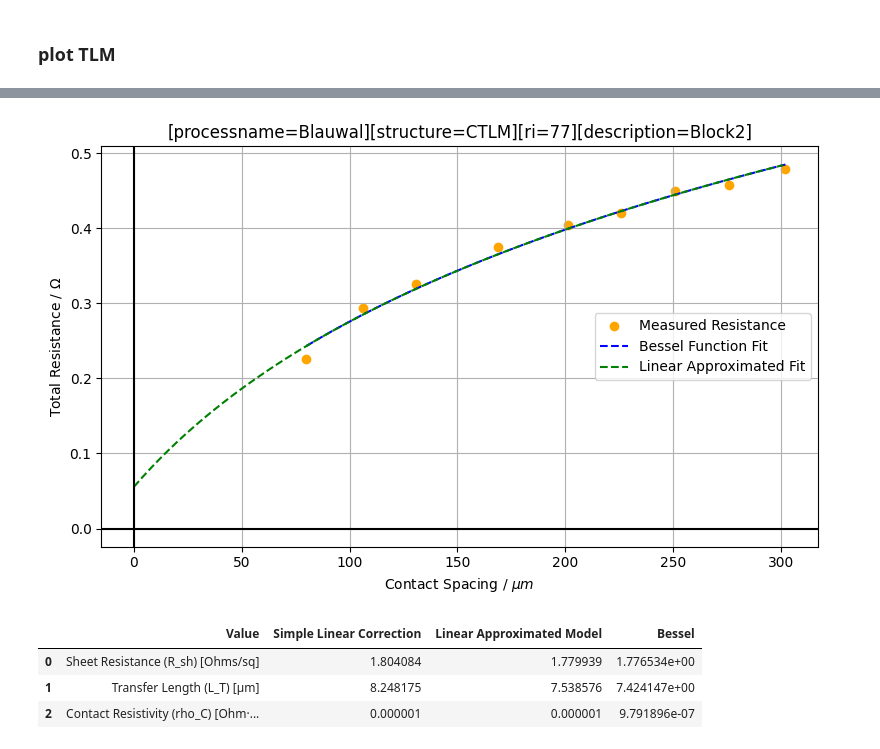
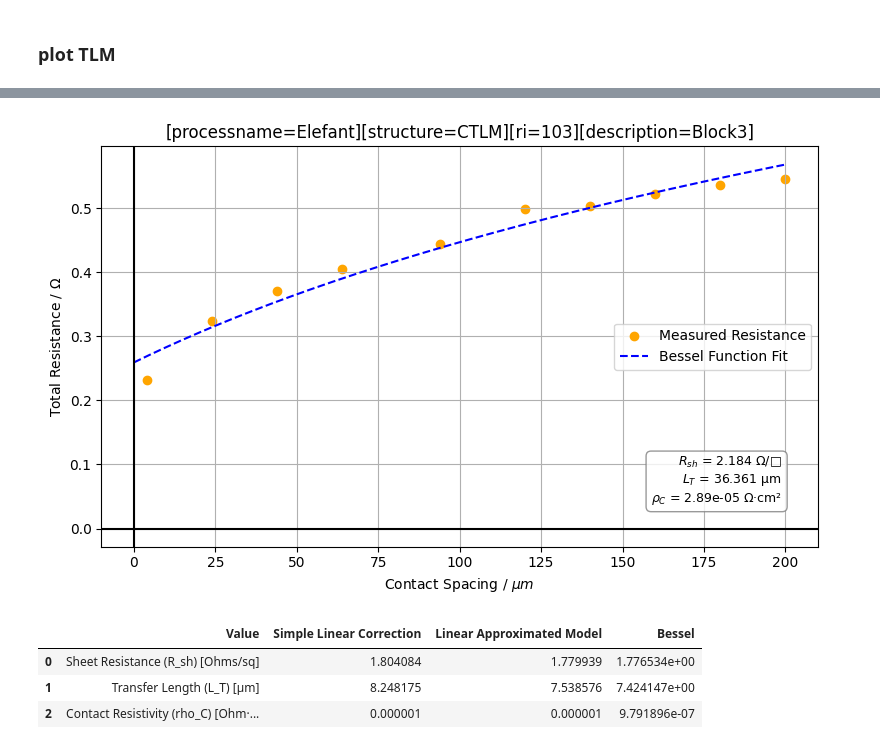
Before and after one commit to XXLutz13/Master_data, a Jupyter notebook: cTLM.ipynb, the cells around one changed output, grey strips where cells are left out. Saved outputs shown, nothing was run; the diff lists cells and outputs as text; code cells hidden in the pictures.

```diff
--- a/cTLM.ipynb
+++ b/cTLM.ipynb
@@ -17,13 +17,13 @@ from ipyfilechooser import FileChooser
 # %% [markdown]
 ### read files
 # %%
-# folder_path = r"C:\Uni\Master\Data\TLM\SiC-72"
-# folder_path = r"H:\VS_code\CTLM Messdaten\[processname=Blauwal][structure=CTLM][ri=77][description=Block2]"
-folder_path = r"Data\CTLM Messdaten\[processname=Blauwal][structure=CTLM][ri=77][description=Block2]"
+# folder_path = r"Data\CTLM Messdaten\[processname=Blauwal][structure=CTLM][ri=103][description=Block1]"
+folder_path = r"Data\CTLM Messdaten\[processname=Elefant][structure=CTLM][ri=103][description=Block3]"
 
-r_inner = 77  # in µm
+r_inner = 103  # in µm
 
 name = os.path.basename(folder_path)
+print(name)
 
 list_of_measurements = {}
 for file in os.listdir(folder_path):
@@ -285,36 +305,52 @@ def fit_bessel_model(distances, r_inner, R_list, Rsh, L_T):
     rho_c = Rsh_fit * (Lt_fit**2) * 1e-8  # 1e-8 to convert from ohm·μm² to ohm·cm²
 
     return Rsh_fit, Lt_fit, rho_c
 
 r_inner_array = np.full_like(distances, r_inner)
 Rsh_fit, Lt_fit, rho_c_fit = fit_bessel_model(distances=distances, r_inner=r_inner_array, R_list=R_list, Rsh=R_sh_linear, L_T=L_T_linear)
 
-distances_smooth = np.linspace(min(distances), max(distances), 200)
+distances_smooth = np.linspace(0, max(distances), 300) # min(distances)
 ri_smooth = np.full_like(distances_smooth, r_inner)
 Rt_fit_curve = ctlm_bessel_model((distances_smooth, ri_smooth), Rsh_fit, Lt_fit)
 
 
 plt.figure(figsize=(8, 5))
 
 plt.scatter(distances, R_list, color='orange', marker='o', label='Measured Resistance')
 plt.plot(distances_smooth, Rt_fit_curve, color='blue', linestyle='--', label='Bessel Function Fit')
 
 d_fit, R_fit, R_sh_linFit, L_T_linFit, rho_C_linFit, R_intercept = fit_linear_approximation(distances, np.array(R_list), r_inner)
-plt.plot(d_fit, R_fit, color='green', linestyle='--', label='Linear Approximated Fit')
+# plt.plot(d_fit, R_fit, color='green', linestyle='--', label='Linear Approximated Fit')
+
+tlm_text = (
+    f"$R_{{sh}}$ = {Rsh_fit:.3f} Ω/□\n"
+    f"$L_T$ = {Lt_fit:.3f} µm\n"
+    f"$\\rho_C$ = {rho_c_fit:.2e} Ω·cm²"
+)
+
+plt.gca().text(
+    0.95, 0.1, tlm_text,
+    fontsize=9,
+    transform=plt.gca().transAxes,
+    verticalalignment='bottom',
+    horizontalalignment='right',
+    bbox=dict(boxstyle='round,pad=0.4', facecolor='white', alpha=0.8, edgecolor='gray')
+)
 
 plt.axhline(0, color='black', linewidth=1.5)
 plt.axvline(0, color='black', linewidth=1.5)
 
 plt.title(name)
 plt.xlabel("Contact Spacing / $\\mu m$")
 plt.ylabel("Total Resistance / $\\Omega$")
 plt.legend()
 plt.tight_layout()
 # plt.xlim(0, max(list_of_measurements.keys())+20)
 plt.grid(True)
+# plt.savefig(f'Output/{name}_bessel.png')
 plt.show()
 # %% [output]
-[figure, old version]
+[figure, new version]
 # %%
 # compare results from all models:
 results_df = pd.DataFrame(columns=['Value', 'Simple Linear Correction', 'Linear Approximated Model', 'Bessel'])
```
Also changed, not shown: parts of 6 cells of this notebook, 9 other files.
